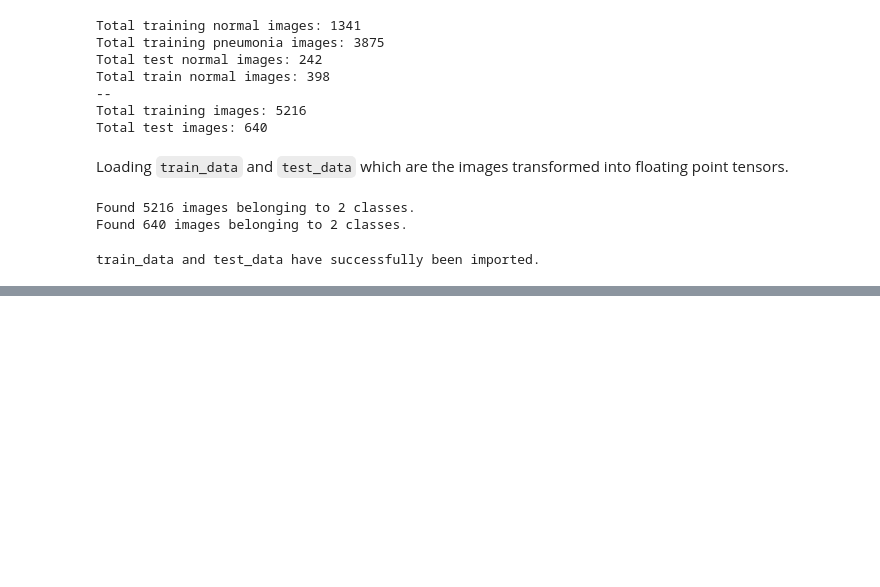
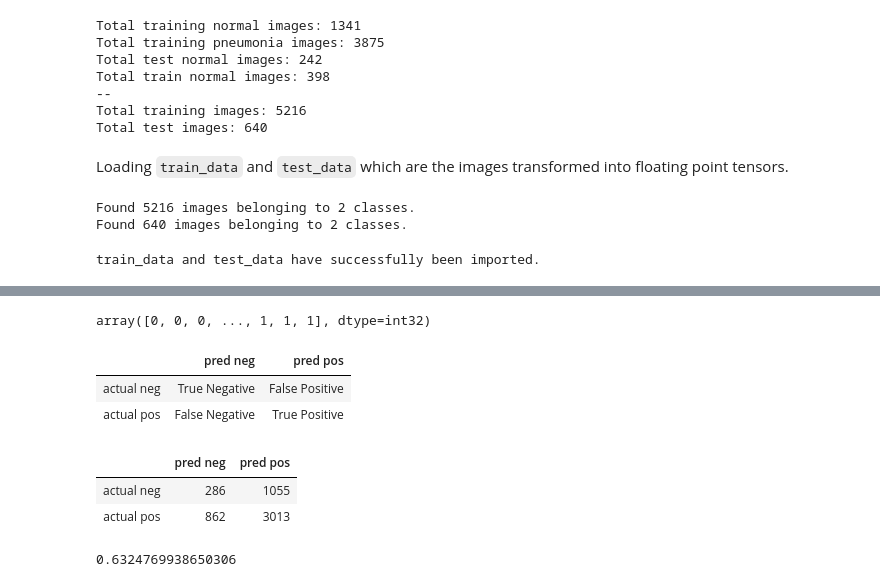
Before and after one commit to dansthemanwhosakid/CNN-Classification-X-rays, a Jupyter notebook: code/03_CNN_Model.ipynb, the cells around one changed output, grey strips where cells are left out. Drawn from its saved outputs; the diff is of its cells as text; code cells hidden in the pictures; blank space fills up the shorter version.

```diff
--- a/code/03_CNN_Model.ipynb
+++ b/code/03_CNN_Model.ipynb
@@ -159,2 +208,2 @@ plt.show()
 # %%
-y_pred = model.predict(train_data)
+y_pred_proba = model.predict(train_data)
@@ -165,0 +235,32 @@ array([0.04389518, 0.99996614, 0.9920723 , ..., 0.99749625, 0.99981433,
+# %%
+y_true = train_data.classes
+y_true
+# %% [output]
+array([0, 0, 0, ..., 1, 1, 1], dtype=int32)
+# %%
+y_pred = [1 if x >= 0.5 else 0 for x in list(y_pred_proba[:,0]) ]
+# %%
+cm_def = np.array([['True Negative', 'False Positive'],
+                ['False Negative', 'True Positive']])
+cm_def = pd.DataFrame(cm_def,columns = ['pred neg', 'pred pos'], index = ['actual neg','actual pos'])
+
+
+cm = confusion_matrix(y_true, y_pred)
+cm_df = pd.DataFrame(cm, columns = ['pred neg', 'pred pos'], index = ['actual neg','actual pos'])
+
+from IPython.display import display
+display(cm_def)
+display(cm_df)
+# %% [output]
+|  | pred neg | pred pos |
+| actual neg | True Negative | False Positive |
+| actual pos | False Negative | True Positive |
+|  | pred neg | pred pos |
+| actual neg | 286 | 1055 |
+| actual pos | 862 | 3013 |
+# %%
+from sklearn.metrics import accuracy_score
+
+accuracy_score(y_true, y_pred)
+# %% [output]
+0.6324769938650306
```
Also changed, not shown: parts of 15 cells of this notebook, 7 other files.
